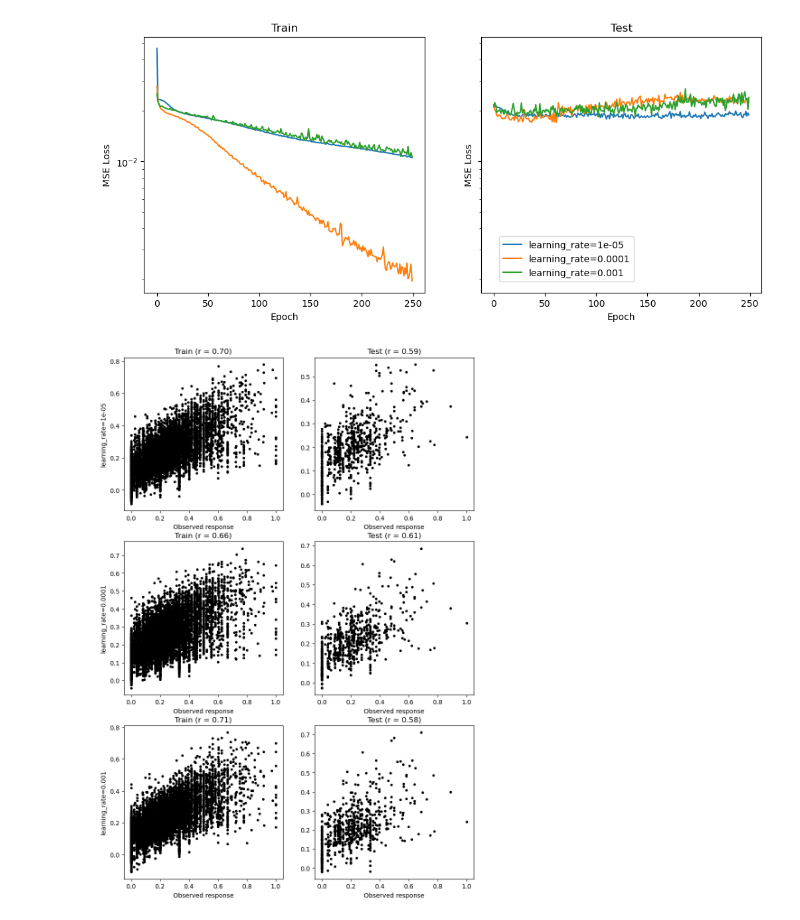
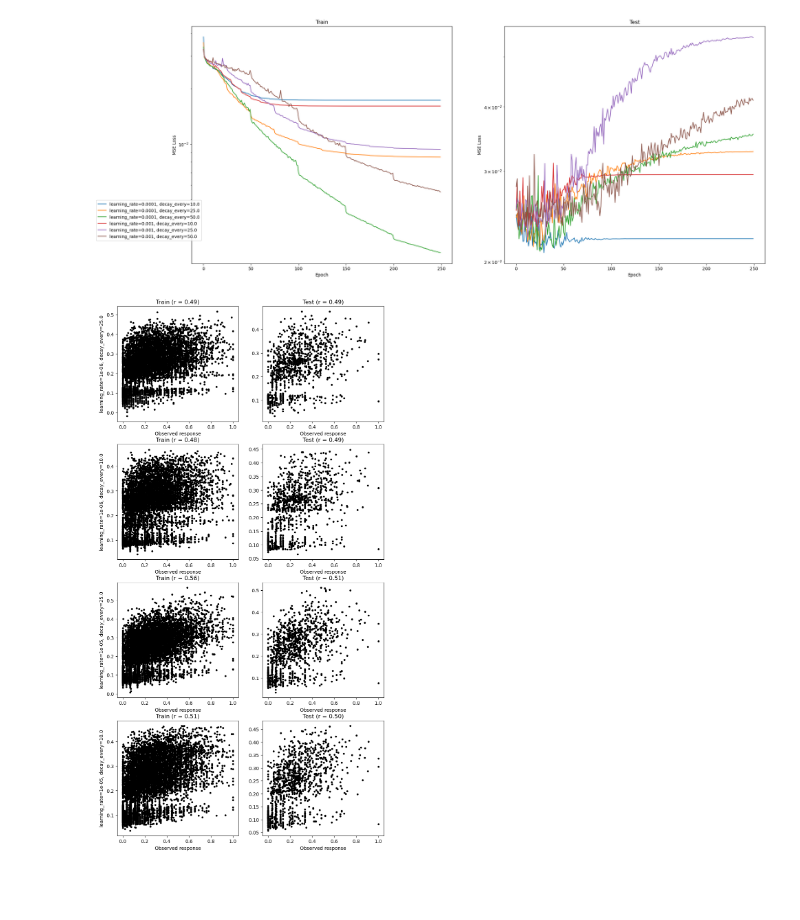
Before and after one commit to darikg/diffusion-net, a Jupyter notebook: experiments/regression_0/compare_stuff.ipynb, the cells around one changed output. Saved outputs shown, nothing was run; the diff lists cells and outputs as text; code cells hidden in the pictures; blank space fills up the shorter version.

```diff
--- a/experiments/regression_0/compare_stuff.ipynb
+++ b/experiments/regression_0/compare_stuff.ipynb
@@ -27,6 +27,10 @@ file = Path(r"D:\resynth\run_09_10\run00009_resynth\2025-07-27-12-12-10\opts_and
 file = Path(r"D:\resynth\run_20_21\run00020_resynth\2025-07-29-15-37-40\opts_and_metadata.pt")
 file = Path(r"D:\resynth\run_38_39\run00038_resynth\2025-07-30-11-58-55\opts_and_metadata.pt")  # decay vs no decay
 file = Path(r"D:\resynth\run_38_39\run00038_resynth\2025-07-31-13-38-23\opts_and_metadata.pt")  # no decay, try lr
+file = Path(r"D:\resynth\run_38_39\run00038_resynth\2025-08-01-13-19-36\opts_and_metadata.pt")  # different lrs, no decay
+
+# file = Path(r"D:\resynth\run_48_49\run00048_resynth\2025-08-02-09-55-07\opts_and_metadata.pt")  # lrs and decays
+file = Path(r"D:\resynth\run_48_49\run00048_resynth\2025-08-03-12-13-13\opts_and_metadata.pt")  # Larger
 readers = Readers.from_file(file)
 
 # to try:
@@ -42,8 +49,8 @@ readers.hparams.iloc[:, 3:]
 # %%
-fig, axs = readers.plot_training(tags=None, mode='loss', legend=(.6, .15))
+fig, axs = readers.plot_training(tags=None, mode='loss', legend=(0, .15), sharey=False, figsize=(24, 10))
 # %% [output]
-[figure, old version]
+[figure, new version]
 # %%
 readers.scatter_plots(tags=None)
 # %% [output]
-[figure, old version]
+[figure, new version]
```
Also changed, not shown: parts of 1 cell of this notebook, 2 other files.
